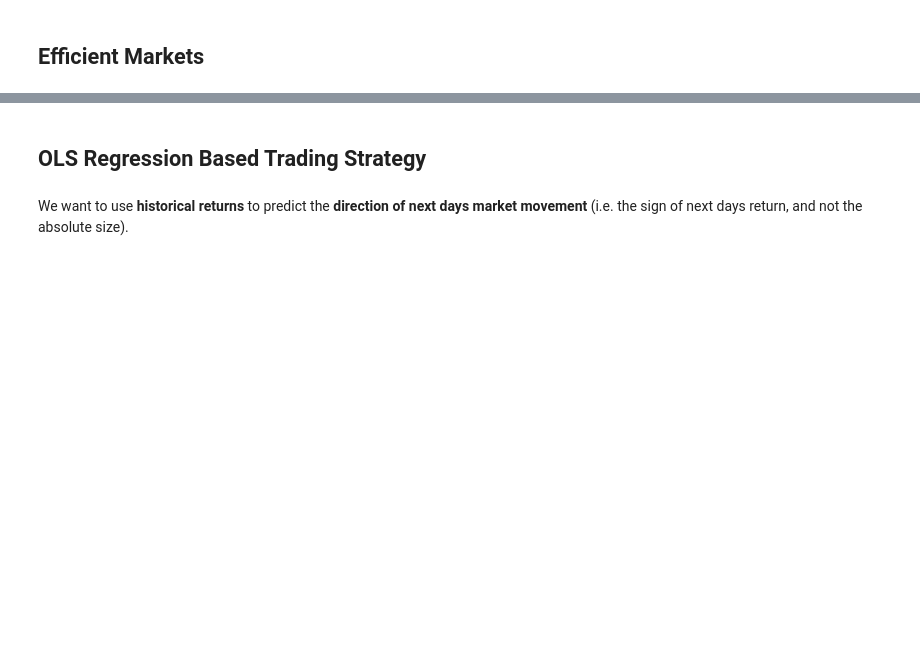
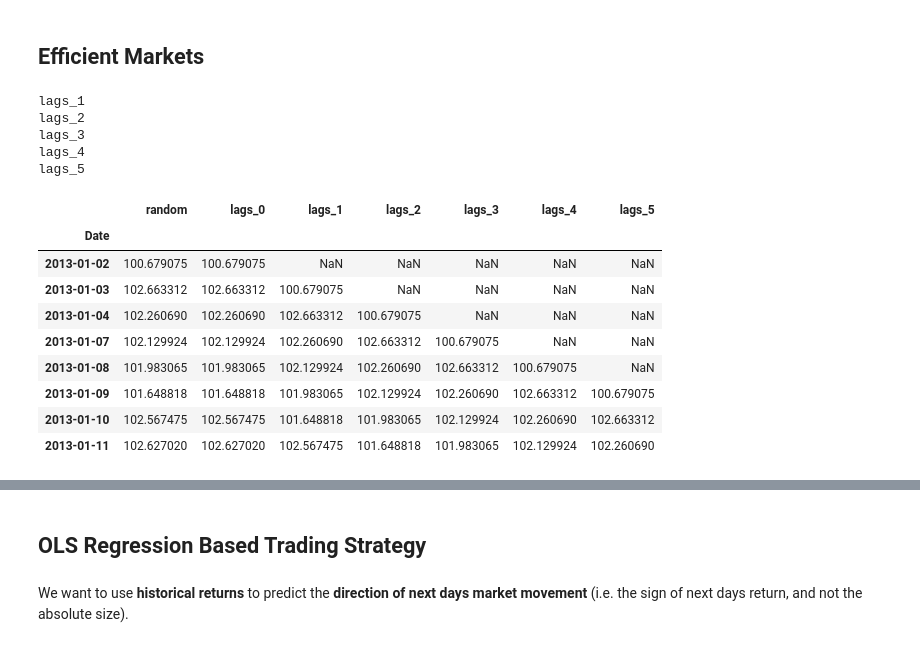
Before and after one commit to Deepa-Nav/Trading_strategy, a Jupyter notebook: Yves_Kilpisch_OLS_Regression_Trading Strategy/1_vectorized_backtesting_OLS.ipynb, the cells around one changed output, grey strips where cells are left out. Saved outputs shown, nothing was run; the diff lists cells and outputs as text; code cells hidden in the pictures; blank space fills up the shorter version.

```diff
--- a/Yves_Kilpisch_OLS_Regression_Trading Strategy/1_vectorized_backtesting_OLS.ipynb
+++ b/Yves_Kilpisch_OLS_Regression_Trading Strategy/1_vectorized_backtesting_OLS.ipynb
@@ -32,0 +72,26 @@ raw['RANDOM'] = 100 + rn.cumsum()
+# %%
+cols = list()
+for lag in range(1,1+lags):
+    col = f'lags_{lag}'
+    print(col)
+    df[col] = df[symbol].shift(lag)
+    cols.append(col)
+# %% [output]
+lags_1
+lags_2
+lags_3
+lags_4
+lags_5
+# %%
+df.head(8)
+# %% [output]
+|  | random | lags_0 | lags_1 | lags_2 | lags_3 | lags_4 | lags_5 |
+| Date |  |  |  |  |  |  |  |
+| 2013-01-02 | 100.679075 | 100.679075 | NaN | NaN | NaN | NaN | NaN |
+| 2013-01-03 | 102.663312 | 102.663312 | 100.679075 | NaN | NaN | NaN | NaN |
+| 2013-01-04 | 102.260690 | 102.260690 | 102.663312 | 100.679075 | NaN | NaN | NaN |
+| 2013-01-07 | 102.129924 | 102.129924 | 102.260690 | 102.663312 | 100.679075 | NaN | NaN |
+| 2013-01-08 | 101.983065 | 101.983065 | 102.129924 | 102.260690 | 102.663312 | 100.679075 | NaN |
+| 2013-01-09 | 101.648818 | 101.648818 | 101.983065 | 102.129924 | 102.260690 | 102.663312 | 100.679075 |
+| 2013-01-10 | 102.567475 | 102.567475 | 101.648818 | 101.983065 | 102.129924 | 102.260690 | 102.663312 |
+| 2013-01-11 | 102.627020 | 102.627020 | 102.567475 | 101.648818 | 101.983065 | 102.129924 | 102.260690 |
```
Also changed, not shown: parts of 12 cells of this notebook.
